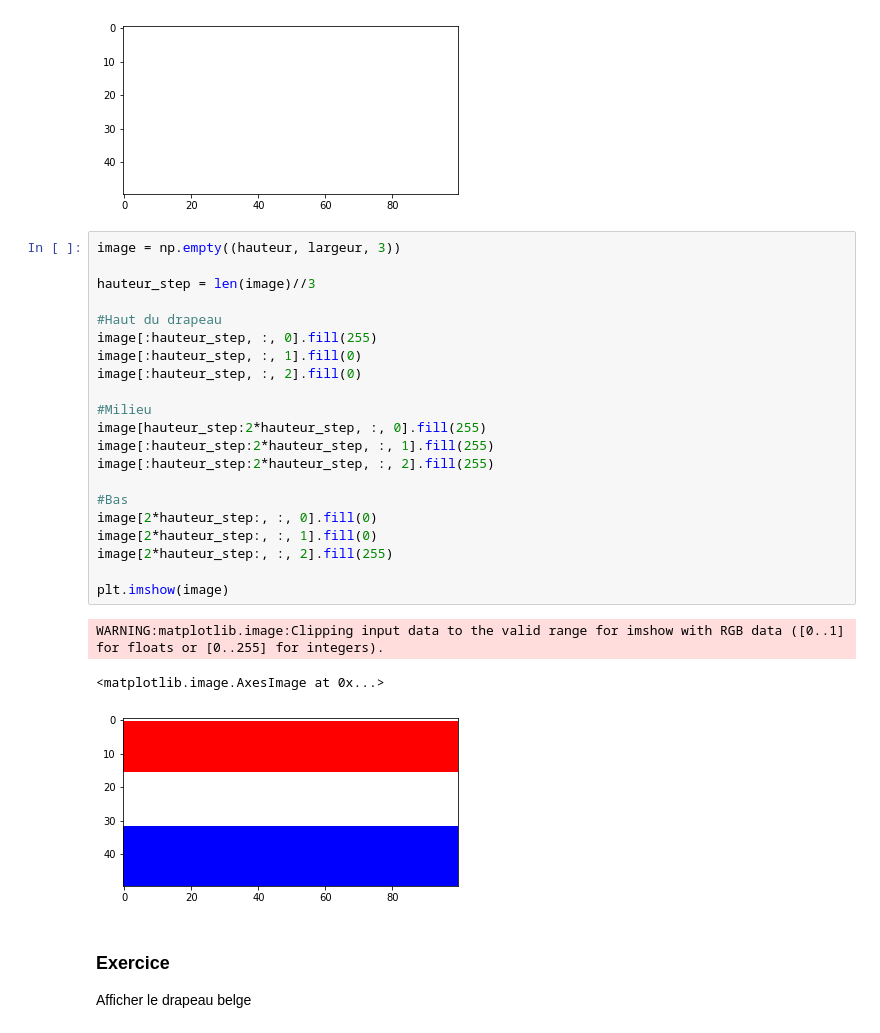
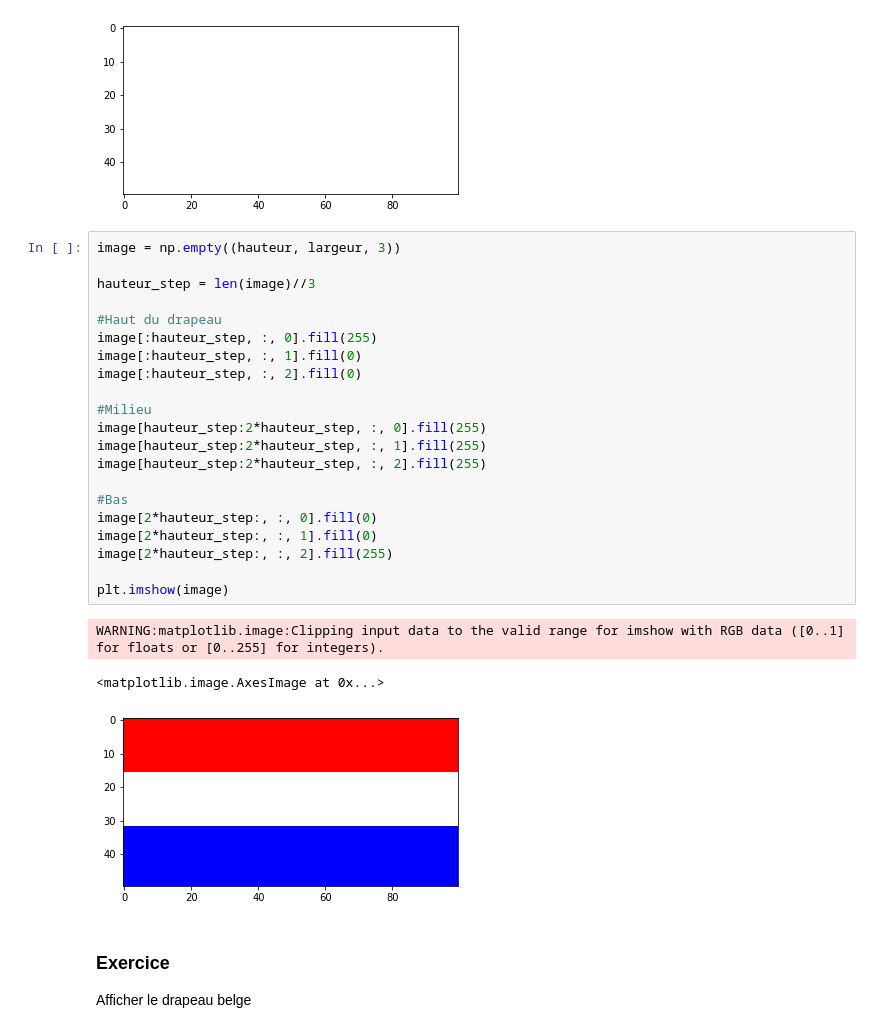
Before and after one commit to antmaio/Creactif_Fastai, a Jupyter notebook: Fastai_Seance1.ipynb, the cells around one changed output. Cells and saved outputs as stored; diff of their text form.

```diff
--- a/Fastai_Seance1.ipynb
+++ b/Fastai_Seance1.ipynb
@@ -246,28 +245,28 @@ WARNING:matplotlib.image:Clipping input data to the valid range for imshow with
 # %%
 image = np.empty((hauteur, largeur, 3))
 
 hauteur_step = len(image)//3
 
 #Haut du drapeau
 image[:hauteur_step, :, 0].fill(255)
 image[:hauteur_step, :, 1].fill(0)
 image[:hauteur_step, :, 2].fill(0)
 
 #Milieu
 image[hauteur_step:2*hauteur_step, :, 0].fill(255)
-image[:hauteur_step:2*hauteur_step, :, 1].fill(255)
-image[:hauteur_step:2*hauteur_step, :, 2].fill(255)
+image[hauteur_step:2*hauteur_step, :, 1].fill(255)
+image[hauteur_step:2*hauteur_step, :, 2].fill(255)
 
 #Bas
 image[2*hauteur_step:, :, 0].fill(0)
 image[2*hauteur_step:, :, 1].fill(0)
 image[2*hauteur_step:, :, 2].fill(255)
 
 plt.imshow(image)
 # %% [output]
 WARNING:matplotlib.image:Clipping input data to the valid range for imshow with RGB data ([0..1] for floats or [0..255] for integers).
 <matplotlib.image.AxesImage at 0x...>
-[figure, old version]
+[figure, new version]
 # %% [markdown]
 ### **Exercice**
 Afficher le drapeau belge
```
Also changed, not shown: parts of 3 cells of this notebook.
